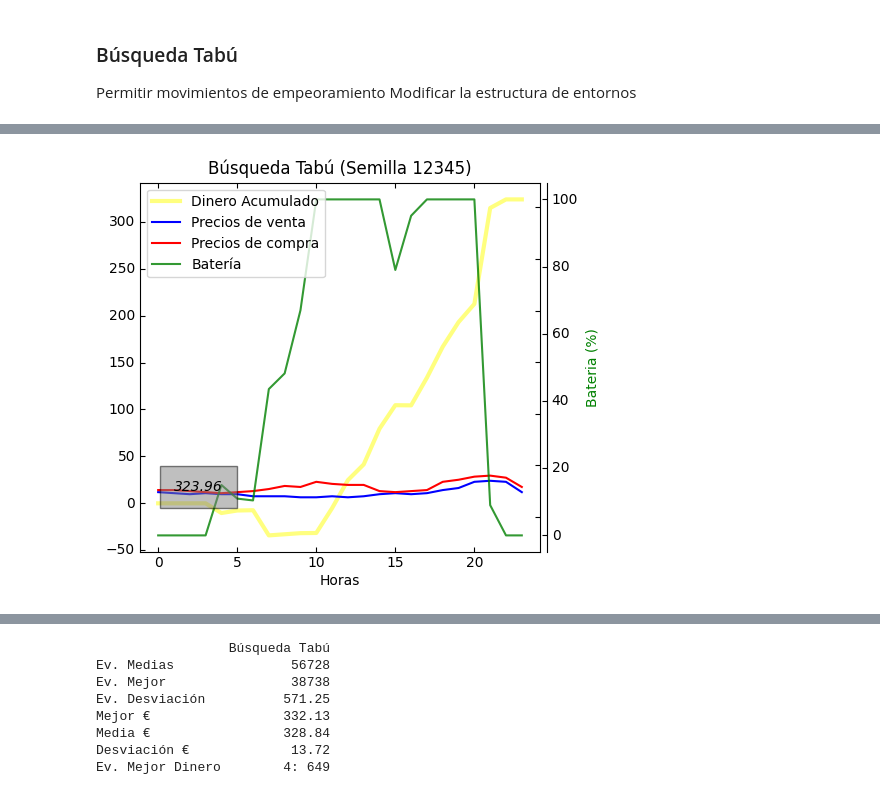
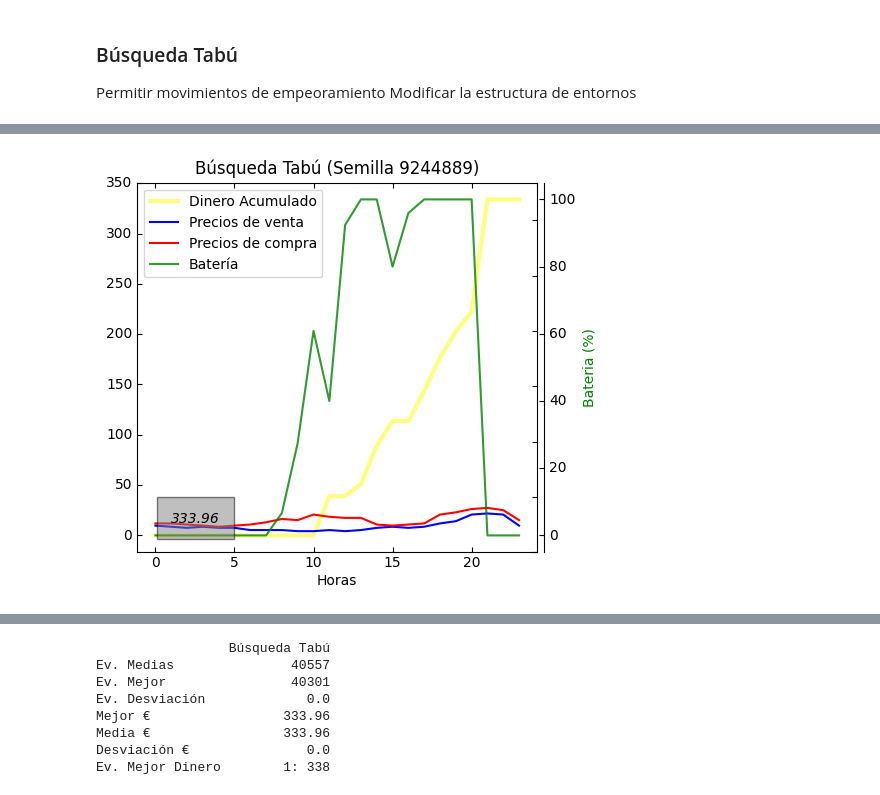
Before and after one commit to GrunCrow/Optimization_Solar_Plant, a Jupyter notebook: 1_Environments_and_Trajectories/notebook.ipynb, the cells around one changed output, grey strips where cells are left out. Saved outputs shown, nothing was run; the diff lists cells and outputs as text; code cells hidden in the pictures.

```diff
--- a/1_Environments_and_Trajectories/notebook.ipynb
+++ b/1_Environments_and_Trajectories/notebook.ipynb
@@ -42,10 +38,10 @@ import os
 # %%
 # Establecer semillas
 
-semilla_1 = 12345
-semilla_2 = 78910
-semilla_3 = 13579
-semilla_4 = 246810
+semilla_1 = 9244889
+semilla_2 = 6885052
+semilla_3 = 1689685
+semilla_4 = 2674794
 semilla_5 = 3656827
 
 semillas = [semilla_1, semilla_2, semilla_3, semilla_4, semilla_5]
@@ -1510,5 +1527,5 @@ def busqueda_tabu(solucion_inicial = solucion_aleatoria(), num_iteraciones = 200
 # %%
-num_iteraciones = 2000
+num_iteraciones = 1000
 
 parametros = [num_iteraciones]
 
@@ -1523 +1540 @@ Data.append(busqueda_tabu_data)
-[figure, old version]
+[figure, new version]
@@ -1532,11 +1549,11 @@ Data.append(busqueda_tabu_data)
                  Búsqueda Tabú
-Ev. Medias               56728
-Ev. Mejor                38738
-Ev. Desviación          571.25
-Mejor €                 332.13
-Media €                 328.84
-Desviación €             13.72
-Ev. Mejor Dinero        4: 649
+Ev. Medias               40557
+Ev. Mejor                40301
+Ev. Desviación             0.0
+Mejor €                 333.96
+Media €                 333.96
+Desviación €               0.0
+Ev. Mejor Dinero        1: 338
 # %%
 Header = ["Ev. Medias", "Ev. Mejor", "Ev. Desviación", "Mejor €", "Media €", "Desviación €", "Ev. Mejor €"]
 
```
Also changed, not shown: parts of 11 cells of this notebook, 51 other files.
